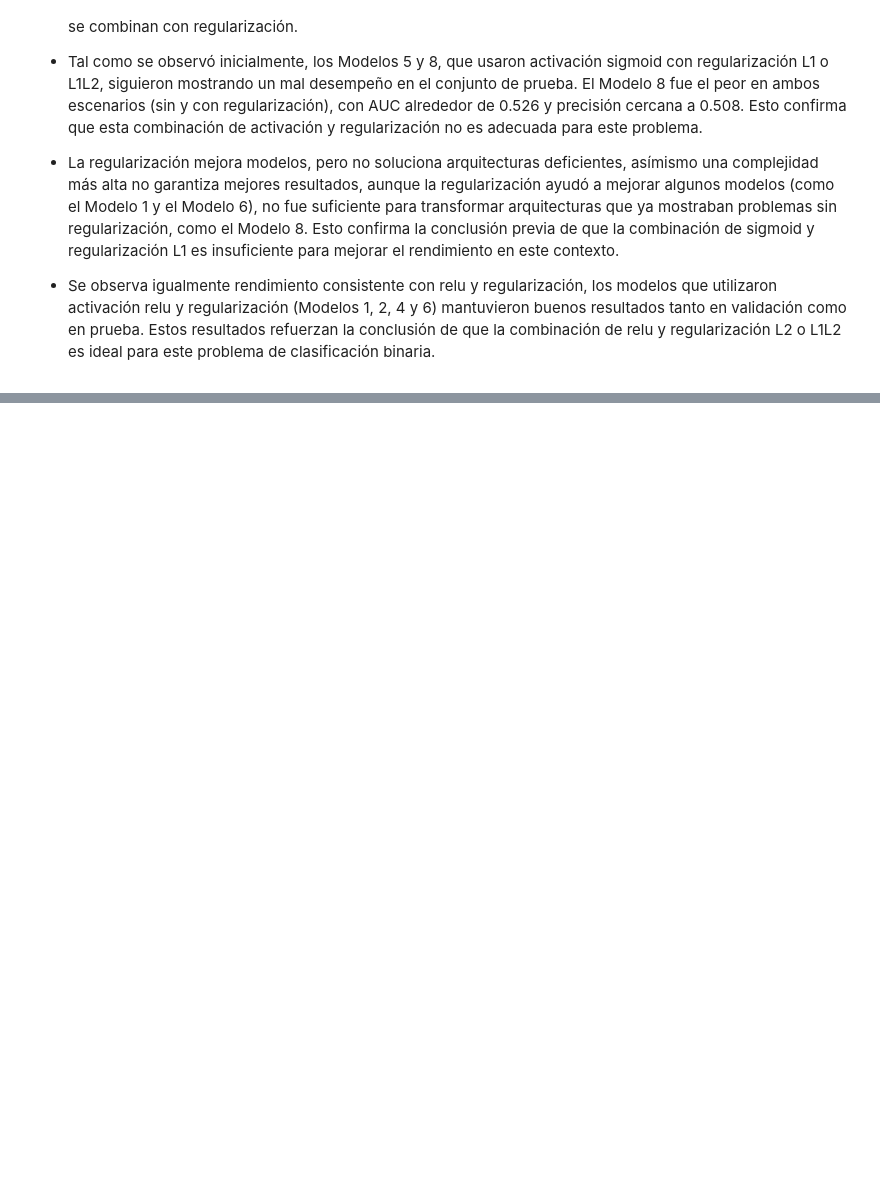
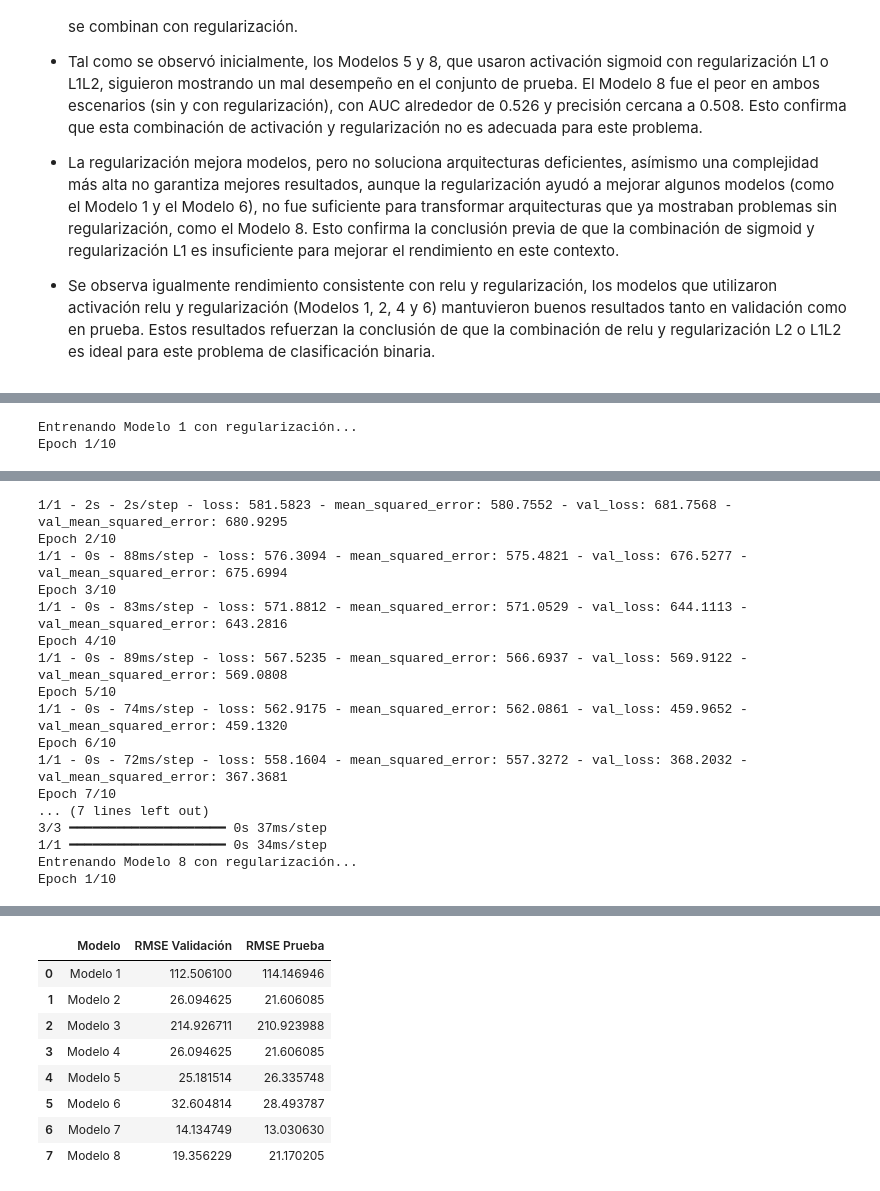
Before and after one commit to allanramirez111/modelos_avanzados_deep_learning, a Jupyter notebook: Talleres/Taller4/Solucion/Taller4.ipynb, the cells around one changed output, grey strips where cells are left out. Drawn from its saved outputs; the diff is of its cells as text; code cells hidden in the pictures; blank space fills up the shorter version.

```diff
--- a/Talleres/Taller4/Solucion/Taller4.ipynb
+++ b/Talleres/Taller4/Solucion/Taller4.ipynb
@@ -611,0 +978,54 @@ De los datos utilziados como datos de prueba, se pueden concluir los siguientes
+# %%
+# Definir las arquitecturas con regularización
+arquitecturas_regularizadas = [
+    {"capas": [16, 16], "activacion": "relu", "optimizador": Adam(), "regularizacion": l1(0.01)},
+    {"capas": [32, 32, 32], "activacion": "selu", "optimizador": Adam(), "regularizacion": l1(0.01)},
+    {"capas": [32, 32, 32], "activacion": "elu", "optimizador":  RMSprop(), "regularizacion": l1(0.01)},
+    {"capas": [64, 64, 64], "activacion": "elu", "optimizador": Adam(), "regularizacion": l1(0.01)},
+    {"capas": [16, 16], "activacion": "relu", "optimizador": Adam(), "regularizacion": l2(0.01)},
+    {"capas": [32, 32, 32], "activacion": "selu", "optimizador": Adam(), "regularizacion": l2(0.01)},
+    {"capas": [32, 32, 32], "activacion": "elu", "optimizador":  RMSprop(), "regularizacion": l2(0.01)},
+    {"capas": [64, 64, 64], "activacion": "elu", "optimizador": Adam(), "regularizacion": l2(0.01)},
+]
+
+# Tabla para almacenar resultados
+resultados_regularizacion = []
+
+# Entrenar los modelos con regularización
+for idx, config in enumerate(arquitecturas_regularizadas):
+    print(f"Entrenando Modelo {idx + 1} con regularización...")
+
+    # Construir el modelo
+    model = models.Sequential()
+    model.add(layers.Dense(config["capas"][0], activation=config["activacion"], input_shape=(13,),
+                           kernel_regularizer=config["regularizacion"]))
+
+    for capa in config["capas"][1:]:
+        model.add(layers.Dense(capa, activation=config["activacion"], kernel_regularizer=config["regularizacion"]))
+
+    model.add(layers.Dense(1, activation='relu'))
+
+    model.compile(optimizer=config["optimizador"], loss='mean_squared_error', metrics=['mean_squared_error'])
+
+    # Entrenar el modelo
+    model.fit(train_data_scaled, y_train, epochs=10, batch_size=512, validation_data=(x_val, y_val), verbose=2)
+
+    # Calcular métricas en validación
+    rmse_val = calcular_metricas(model, x_val, y_val)
+
+    # Calcular métricas en prueba
+    rmse_test = calcular_metricas(model, x_test, y_test)
+
+    # Guardar resultados
+    resultados_regularizacion.append({
+        "Modelo": f"Modelo {idx + 1}",
+        "RMSE Validación": rmse_val,
+        "RMSE Prueba": rmse_test,
+    })
+
+# Convertir a DataFrame y mostrar los resultados
+df_resultados_regularizacion = pd.DataFrame(resultados_regularizacion)
+df_resultados_regularizacion
+# %% [output]
+Entrenando Modelo 1 con regularización...
+Epoch 1/10
@@ -611,0 +1134,17 @@ De los datos utilziados como datos de prueba, se pueden concluir los siguientes
+1/1 - 2s - 2s/step - loss: 581.5823 - mean_squared_error: 580.7552 - val_loss: 681.7568 - val_mean_squared_error: 680.9295
+Epoch 2/10
+1/1 - 0s - 88ms/step - loss: 576.3094 - mean_squared_error: 575.4821 - val_loss: 676.5277 - val_mean_squared_error: 675.6994
+Epoch 3/10
+1/1 - 0s - 83ms/step - loss: 571.8812 - mean_squared_error: 571.0529 - val_loss: 644.1113 - val_mean_squared_error: 643.2816
+Epoch 4/10
+1/1 - 0s - 89ms/step - loss: 567.5235 - mean_squared_error: 566.6937 - val_loss: 569.9122 - val_mean_squared_error: 569.0808
+Epoch 5/10
+1/1 - 0s - 74ms/step - loss: 562.9175 - mean_squared_error: 562.0861 - val_loss: 459.9652 - val_mean_squared_error: 459.1320
+Epoch 6/10
+1/1 - 0s - 72ms/step - loss: 558.1604 - mean_squared_error: 557.3272 - val_loss: 368.2032 - val_mean_squared_error: 367.3681
+Epoch 7/10
+... (7 lines left out)
+3/3 ━━━━━━━━━━━━━━━━━━━━ 0s 37ms/step
+1/1 ━━━━━━━━━━━━━━━━━━━━ 0s 34ms/step
+Entrenando Modelo 8 con regularización...
+Epoch 1/10
@@ -611,0 +1168,9 @@ De los datos utilziados como datos de prueba, se pueden concluir los siguientes
+|  | Modelo | RMSE Validación | RMSE Prueba |
+| 0 | Modelo 1 | 112.506100 | 114.146946 |
+| 1 | Modelo 2 | 26.094625 | 21.606085 |
+| 2 | Modelo 3 | 214.926711 | 210.923988 |
+| 3 | Modelo 4 | 26.094625 | 21.606085 |
+| 4 | Modelo 5 | 25.181514 | 26.335748 |
+| 5 | Modelo 6 | 32.604814 | 28.493787 |
+| 6 | Modelo 7 | 14.134749 | 13.030630 |
+| 7 | Modelo 8 | 19.356229 | 21.170205 |
```
Also changed, not shown: parts of 19 cells of this notebook.
